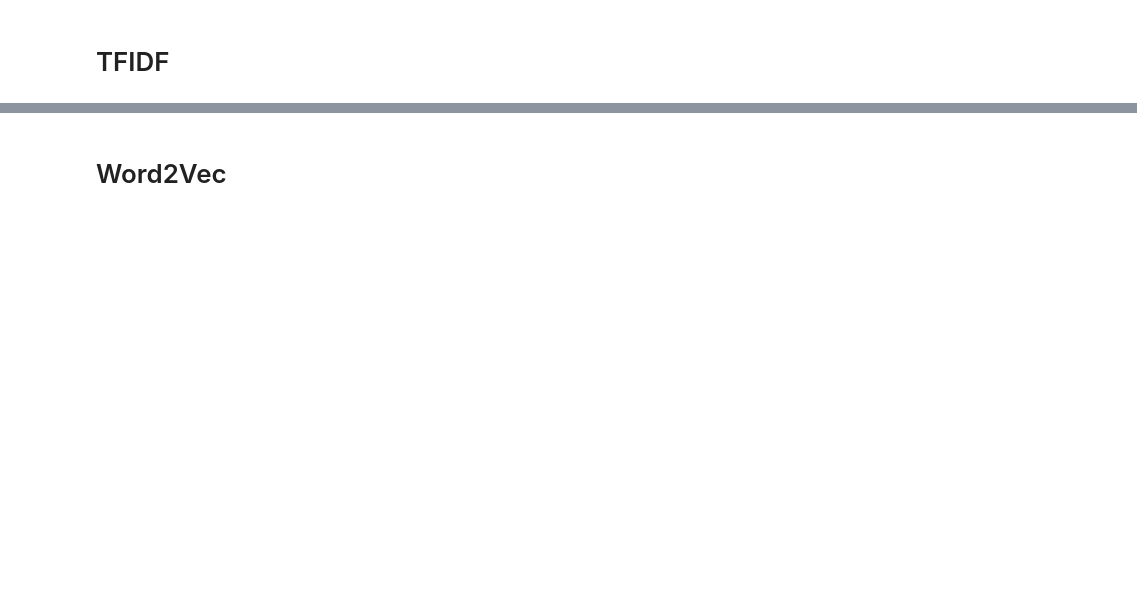
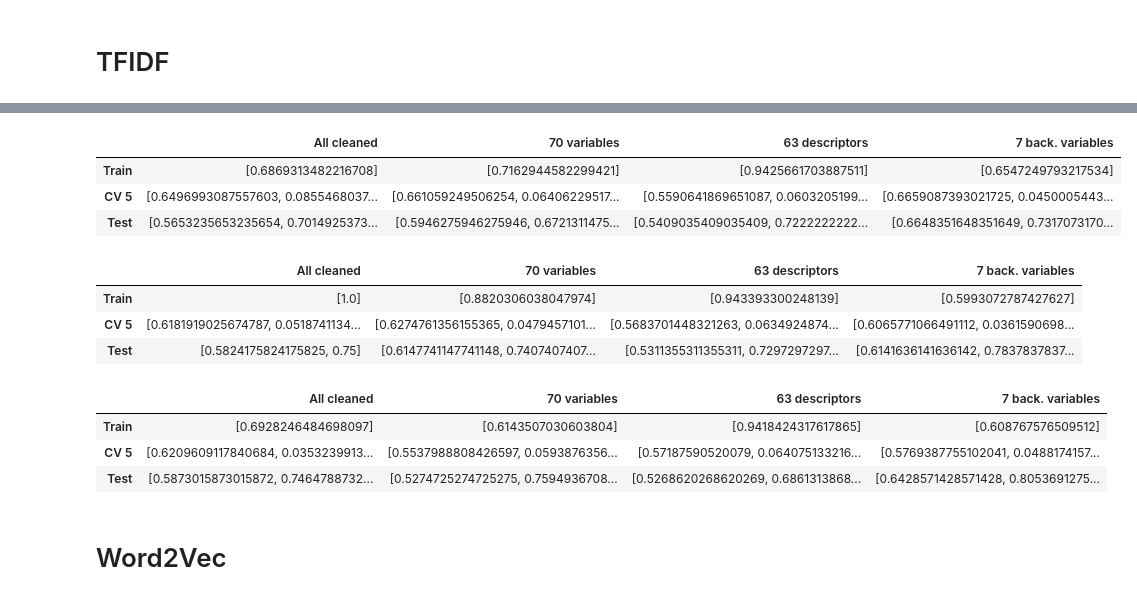
Before and after one commit to Ahmadsad/LungCancer, a Jupyter notebook: run_results_nlp.ipynb, the cells around one changed output, grey strips where cells are left out. Cells and saved outputs as stored; diff of their text form; code cells hidden in the pictures; blank space fills up the shorter version.

```diff
--- a/run_results_nlp.ipynb
+++ b/run_results_nlp.ipynb
@@ -374,9 +391,24 @@ With test scores:  [0.6068376068376068, 0.6312576312576312, 0.5366300366300367,
 # %%
-# pd.DataFrame(svm_dict)
+pd.DataFrame(svm_dict)
+# %% [output]
+|  | All cleaned | 70 variables | 63 descriptors | 7 back. variables |
+| Train | [0.6869313482216708] | [0.7162944582299421] | [0.9425661703887511] | [0.6547249793217534] |
+| CV 5 | [0.6496993087557603, 0.0855468037... | [0.661059249506254, 0.06406229517... | [0.5590641869651087, 0.0603205199... | [0.6659087393021725, 0.0450005443... |
+| Test | [0.5653235653235654, 0.7014925373... | [0.5946275946275946, 0.6721311475... | [0.5409035409035409, 0.7222222222... | [0.6648351648351649, 0.7317073170... |
 # %%
-# pd.DataFrame(rf_dict)
+pd.DataFrame(rf_dict)
+# %% [output]
+|  | All cleaned | 70 variables | 63 descriptors | 7 back. variables |
+| Train | [1.0] | [0.8820306038047974] | [0.943393300248139] | [0.5993072787427627] |
+| CV 5 | [0.6181919025674787, 0.0518741134... | [0.6274761356155365, 0.0479457101... | [0.5683701448321263, 0.0634924874... | [0.6065771066491112, 0.0361590698... |
+| Test | [0.5824175824175825, 0.75] | [0.6147741147741148, 0.7407407407... | [0.5311355311355311, 0.7297297297... | [0.6141636141636142, 0.7837837837... |
 # %%
-# pd.DataFrame(knn_dict)
+pd.DataFrame(knn_dict)
+# %% [output]
+|  | All cleaned | 70 variables | 63 descriptors | 7 back. variables |
+| Train | [0.6928246484698097] | [0.6143507030603804] | [0.9418424317617865] | [0.608767576509512] |
+| CV 5 | [0.6209609117840684, 0.0353239913... | [0.5537988808426597, 0.0593876356... | [0.57187590520079, 0.064075133216... | [0.5769387755102041, 0.0488174157... |
+| Test | [0.5873015873015872, 0.7464788732... | [0.5274725274725275, 0.7594936708... | [0.5268620268620269, 0.6861313868... | [0.6428571428571428, 0.8053691275... |
 # %%
 # pd.DataFrame(mlp_dict)
 # %%
```
Also changed, not shown: parts of 10 cells of this notebook, 13 other files.
